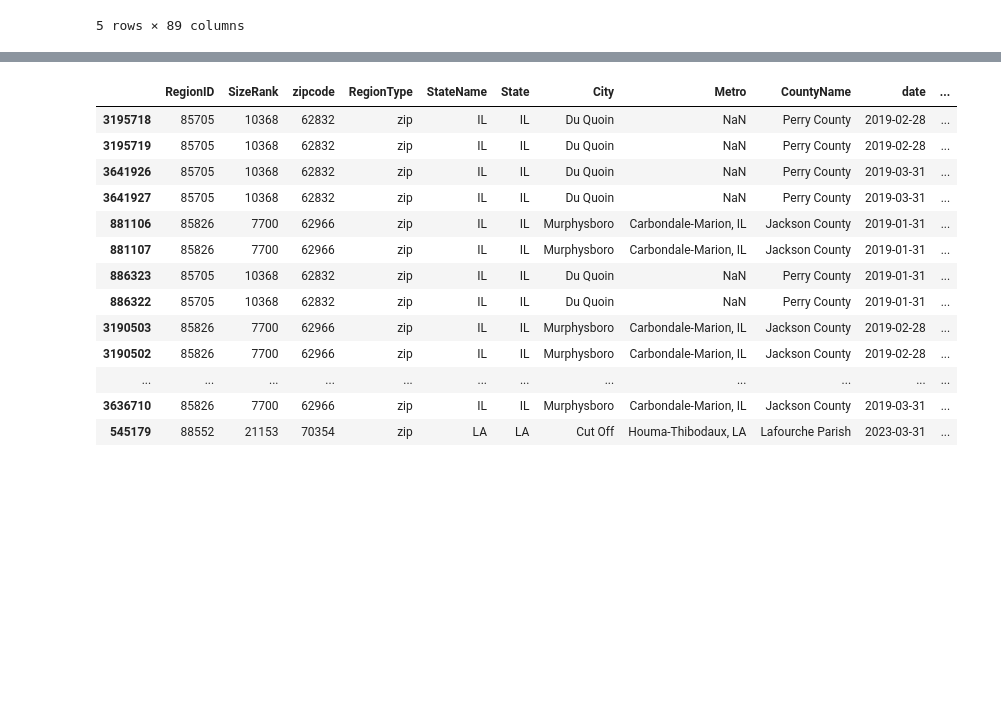
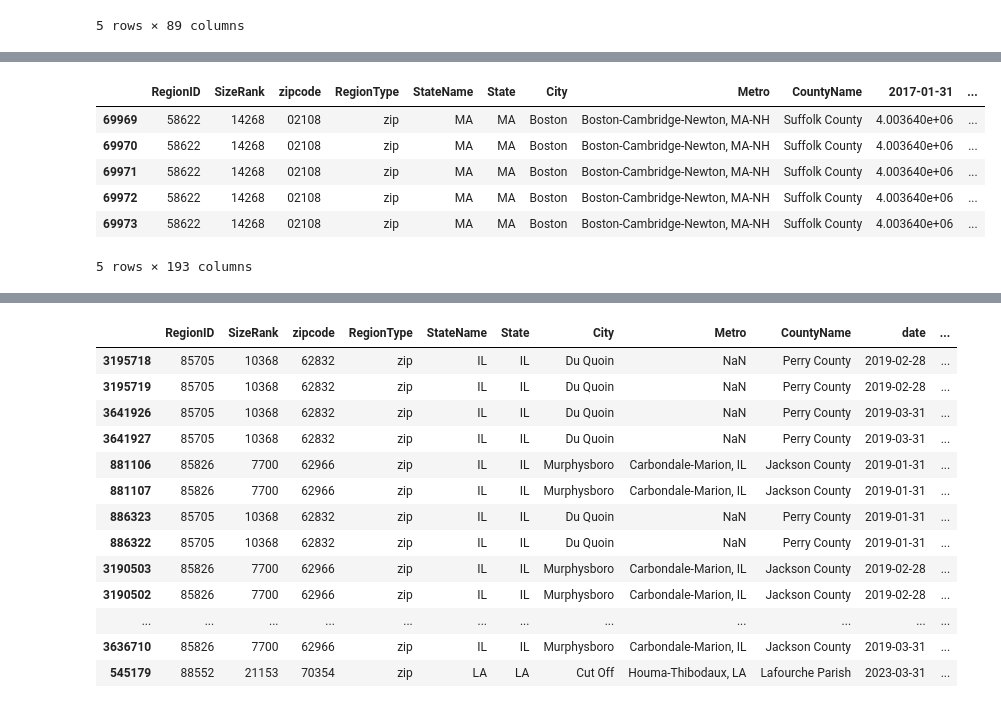
Before and after one commit to mexiliang/milestone696, a Jupyter notebook: workbook.ipynb, the cells around one changed output, grey strips where cells are left out. Saved outputs shown, nothing was run; the diff lists cells and outputs as text; code cells hidden in the pictures; blank space fills up the shorter version.

```diff
--- a/workbook.ipynb
+++ b/workbook.ipynb
@@ -402,0 +622,10 @@ zillow_df.head(5)
+# %%
+master_df[master_df['zipcode'] == '02108']
+# %% [output]
+|  | RegionID | SizeRank | zipcode | RegionType | StateName | State | City | Metro | CountyName | 2017-01-31 | ... |
+| 69969 | 58622 | 14268 | 02108 | zip | MA | MA | Boston | Boston-Cambridge-Newton, MA-NH | Suffolk County | 4.003640e+06 | ... |
+| 69970 | 58622 | 14268 | 02108 | zip | MA | MA | Boston | Boston-Cambridge-Newton, MA-NH | Suffolk County | 4.003640e+06 | ... |
+| 69971 | 58622 | 14268 | 02108 | zip | MA | MA | Boston | Boston-Cambridge-Newton, MA-NH | Suffolk County | 4.003640e+06 | ... |
+| 69972 | 58622 | 14268 | 02108 | zip | MA | MA | Boston | Boston-Cambridge-Newton, MA-NH | Suffolk County | 4.003640e+06 | ... |
+| 69973 | 58622 | 14268 | 02108 | zip | MA | MA | Boston | Boston-Cambridge-Newton, MA-NH | Suffolk County | 4.003640e+06 | ... |
+5 rows × 193 columns
```
Also changed, not shown: parts of 27 cells of this notebook.
